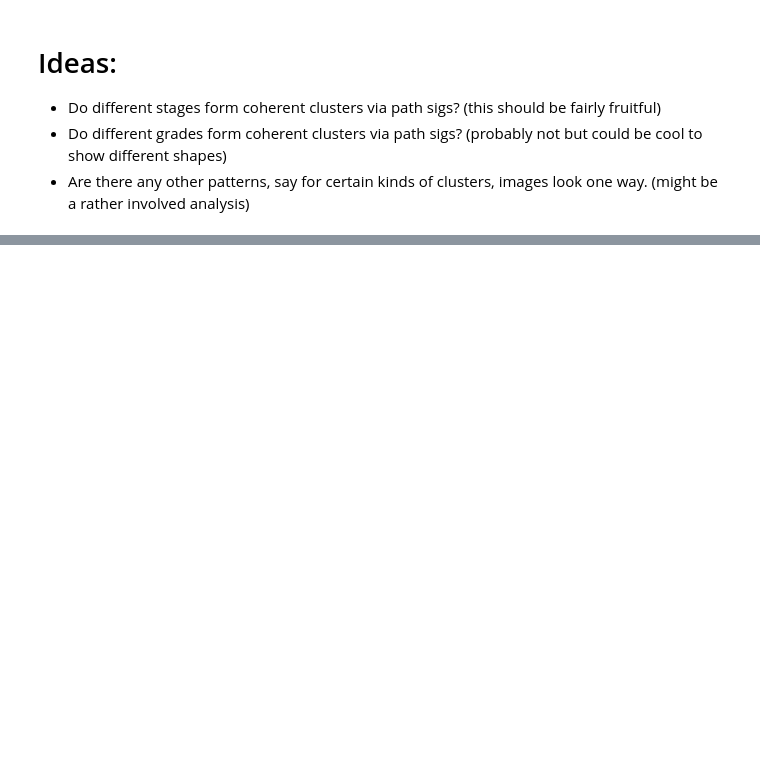
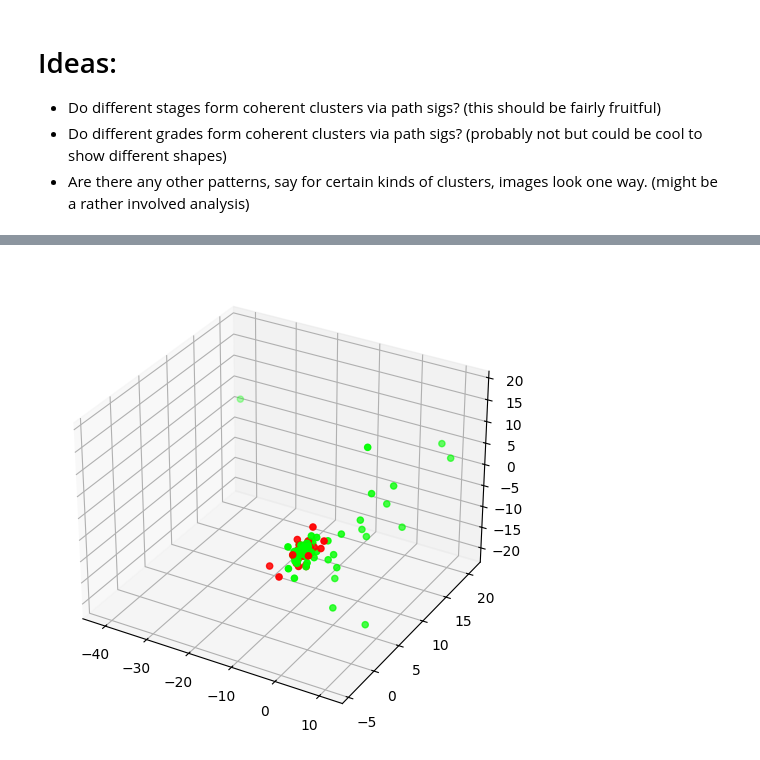
Before and after one commit to UW-Madison-CBML/MORFEA, a Jupyter notebook: analysis/qual_analysis.ipynb, the cells around one changed output, grey strips where cells are left out. Saved outputs shown, nothing was run; the diff lists cells and outputs as text; code cells hidden in the pictures; blank space fills up the shorter version.

```diff
--- a/analysis/qual_analysis.ipynb
+++ b/analysis/qual_analysis.ipynb
@@ -36,7 +36,7 @@ tqdm.pandas()
 # hyperparameters
 model_name = "convlstm_final-2026-07-13"
 TIME_OFFSET = 5
-PCA_DIM = 8
+PCA_DIM = 16
 path_sig_depth = 2
 GRADE_COLORS = {"A":(0,1,0), "B":(1,1,0), "C":(1,0,0)}
 # %%
@@ -64,14 +69,0 @@ df = df[mask]
-# %%
-ps_cols = [f"path_sig_{i}" for i in range(len(iisignature.basis(iisignature.prepare(PCA_DIM+1, path_sig_depth))))]
-def path_sig_agg(group):
-    pca_traj = group[pca_cols].to_numpy()
-    path_sig = get_path_sigs(pca_traj, path_sig_depth, time_offsets=TIME_OFFSET)
-    out_df = pd.DataFrame(path_sig, columns = ps_cols)
-    out_df["phase"] = group.name[1] # the second key is 'phase'
-    out_df["grade"] = group.iloc[0]["TE"]
-    out_df["time_step"] = np.linspace(0,1,len(group))
-    return out_df
-path_sig_df = df.groupby(["embryo_id"]).progress_apply(path_sig_agg).reset_index(drop=True)
-umap_cols = ["umap_0","umap_1", "umap_2"]
-umap_df = pd.DataFrame(PCA(n_components=3).fit_transform(path_sig_df[ps_cols].to_numpy()), columns=umap_cols)
-path_sig_df = pd.concat([path_sig_df, umap_df], axis=1)
@@ -117,0 +92,30 @@ for p in StageDataset.PHASES:
+# %%
+ps_cols = [f"path_sig_{i}" for i in range(len(iisignature.basis(iisignature.prepare(PCA_DIM+1, path_sig_depth))))]
+
+def path_sig_agg(group):
+    pca_traj = group[pca_cols].to_numpy()
+    path_sig = get_path_sig(pca_traj, path_sig_depth, time_offsets=TIME_OFFSET)
+    out_df = pd.DataFrame(path_sig[None, :], columns = ps_cols)
+    out_df["phase"] = [group.name[1]] # the second key is 'phase'
+    out_df["grade"] = [group.iloc[0]["TE"]]
+    return out_df
+path_sig_df = df.groupby(["embryo_id", "phase"]).progress_apply(path_sig_agg).reset_index(drop=True)
+# %%
+%matplotlib inline
+GRADES = ["A","B", "C"]
+GRADE_COLORS = {"A":"#00FF00", "B":"#FFFF00", "C":"#FF0000"}
+path_sig_df["grade_indices"]  = [GRADES.index(p) for p in path_sig_df['grade'].to_list()]
+
+p = ["t9+","tM", "tSB", "tB", "tEB"]
+phase_path_sig_df = path_sig_df[path_sig_df['phase'].isin(p)]
+
+normed_path_sigs = StandardScaler().fit_transform(phase_path_sig_df[ps_cols].to_numpy())
+visual_ps = PCA(n_components=3).fit_transform(normed_path_sigs)
+visual_ps_colors = [GRADE_COLORS[GRADES[g]] for g in phase_path_sig_df["grade_indices"].to_list()]
+fig, ax = plt.subplots(figsize=(8,6), subplot_kw={"projection":"3d"})
+ax.scatter(visual_ps[:,0], visual_ps[:,1], visual_ps[:,2], c=visual_ps_colors, vmin=0, vmax=19)
+plt.show()
+plt.close(fig)
+plt.close()
+# %% [output]
+[figure, added]
```
Also changed, not shown: parts of 6 cells of this notebook.
